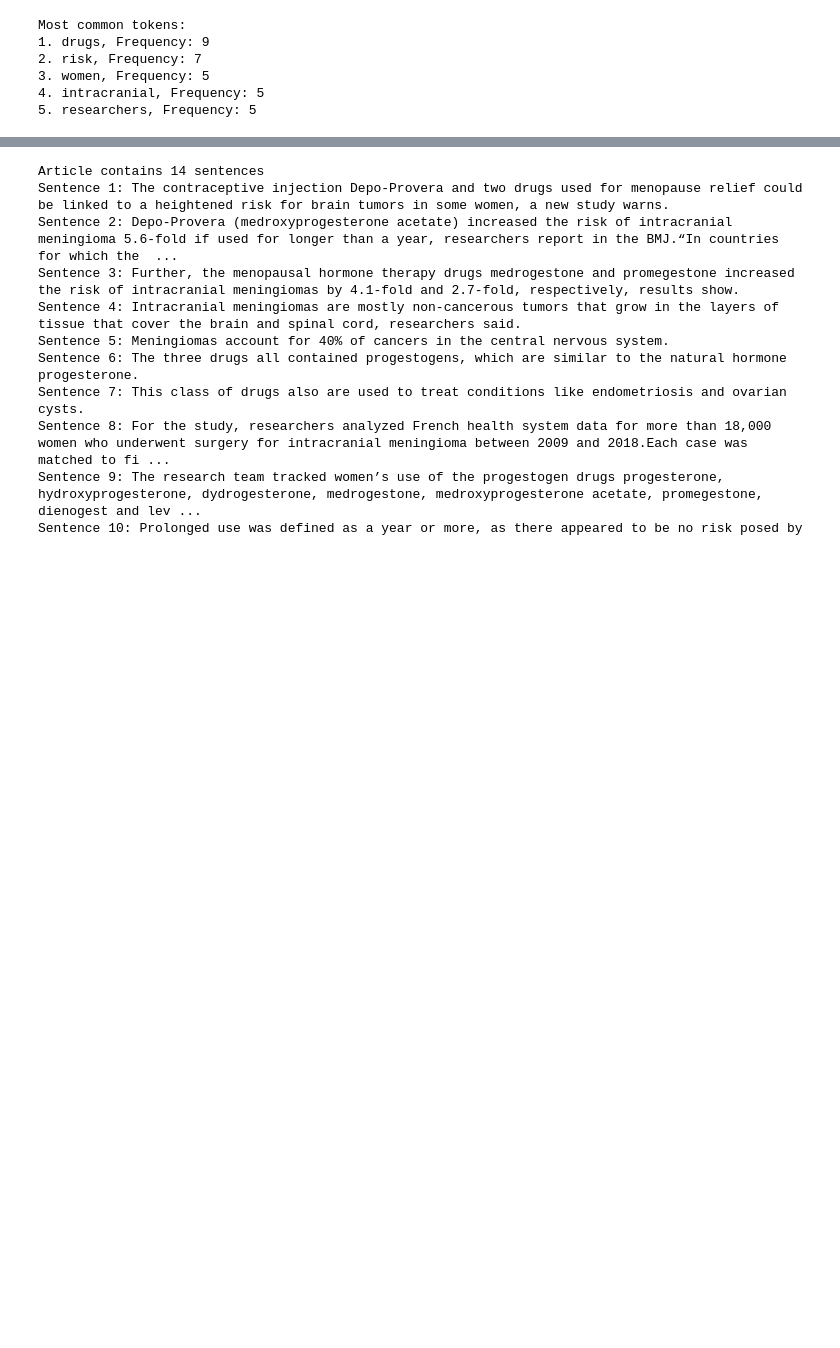
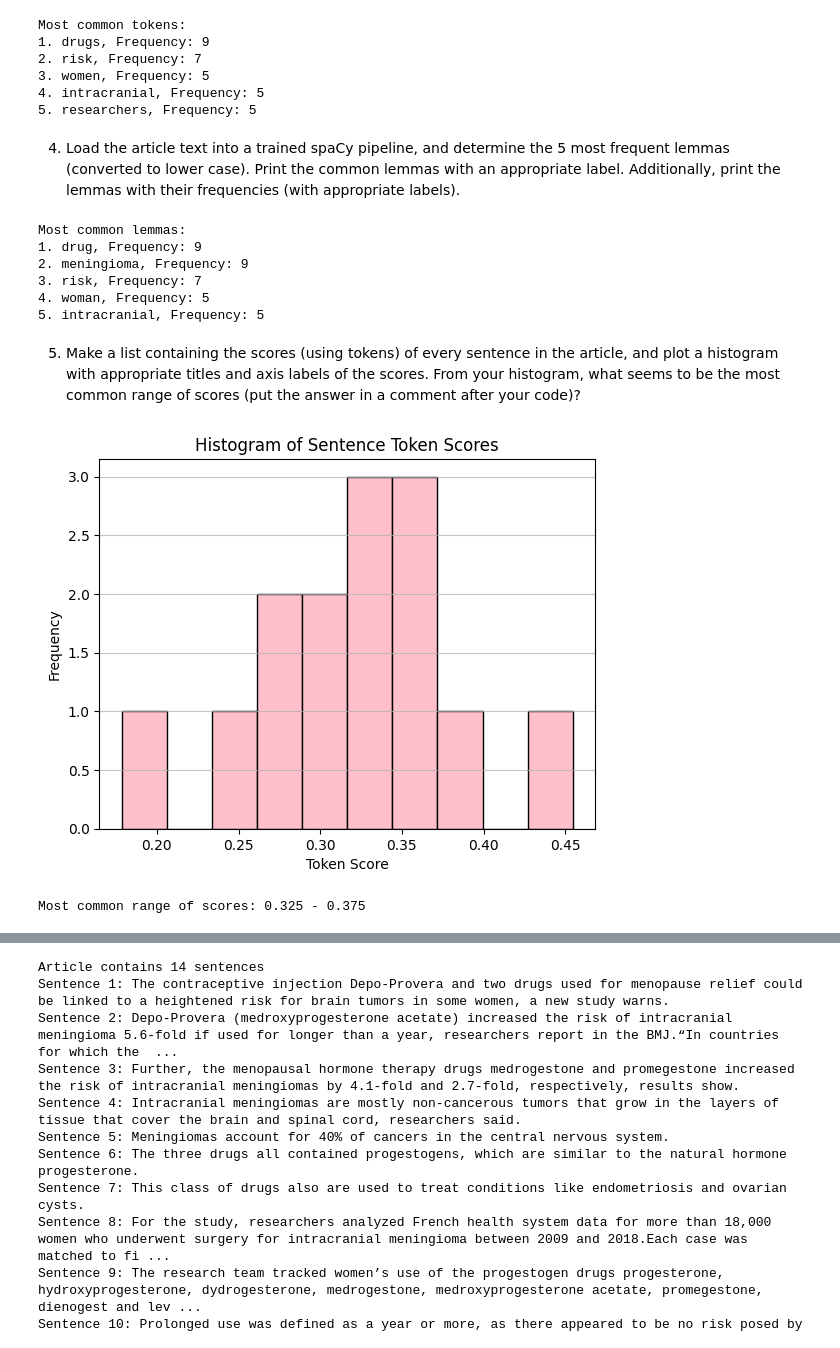
Before and after one commit to dennykami1/Final_webscrapping_and_nlp, a Jupyter notebook: final_notebook.ipynb, the cells around one changed output, grey strips where cells are left out. Drawn from its saved outputs; the diff is of its cells as text; code cells hidden in the pictures; blank space fills up the shorter version.

```diff
--- a/final_notebook.ipynb
+++ b/final_notebook.ipynb
@@ -113,3 +113,57 @@ Most common tokens:
 3. women, Frequency: 5
 4. intracranial, Frequency: 5
 5. researchers, Frequency: 5
+# %% [markdown]
+4. Load the article text into a trained spaCy pipeline, and determine the 5 most frequent lemmas (converted to lower case). Print the common lemmas with an appropriate label. Additionally, print the lemmas with their frequencies (with appropriate labels).
+# %%
+# Extract lemmas from filtered sentences and find the most frequent ones
+filtered_lemmas = []
+for sent in filtered_sentences:
+    for token in sent:
+        if token.pos_ in ['NOUN', 'PROPNOUN', 'ADJ', 'ADV'] and not token.is_stop and not token.is_punct:
+            filtered_lemmas.append(token.lemma_.lower())
+
+# Count lemma frequencies
+lemma_counts = Counter(filtered_lemmas)
+
+print("Most common lemmas:")
+for i, (lemma, count) in enumerate(lemma_counts.most_common(5), 1):
+    print(f"{i}. {lemma}, Frequency: {count}")
+# %% [output]
+Most common lemmas:
+1. drug, Frequency: 9
+2. meningioma, Frequency: 9
+3. risk, Frequency: 7
+4. woman, Frequency: 5
+5. intracranial, Frequency: 5
+# %% [markdown]
+5. Make a list containing the scores (using tokens) of every sentence in the article, and plot a histogram with appropriate titles and axis labels of the scores. From your histogram, what seems to be the most common range of scores (put the answer in a comment after your code)?
+# %%
+# Define score_sentence_by_token
+def score_sentence_by_token(sentence, interesting_tokens):
+    """
+    Takes a sentence and a list of interesting tokens and returns the
+    number of times that any of the interesting words appear in the sentence
+    dividided by the number of words in the sentence.
+    """
+    words = sentence.split()
+    if not words:
+        return 0
+    interesting_count = sum(1 for word in words if word.lower() in interesting_tokens)
+    return interesting_count / len(words)
+
+# Create a list of scores for each sentence in the article
+sentence_scores = [score_sentence_by_token(sent.text, filtered_tokens) for sent in filtered_sentences]
+# Plot a histogram of the sentence scores
+plt.hist(sentence_scores, bins=10, edgecolor='black', color='pink')
+plt.title('Histogram of Sentence Token Scores')
+plt.xlabel('Token Score')
+plt.ylabel('Frequency')
+plt.grid(axis='y', alpha=0.75)
+plt.show()
+
+# Most common range of scores: 0.325 - 0.375
+print("Most common range of scores: 0.325 - 0.375")
+# %% [output]
+[figure, added]
+Most common range of scores: 0.325 - 0.375
```
Also changed, not shown: parts of 6 cells of this notebook, 1 other file.
